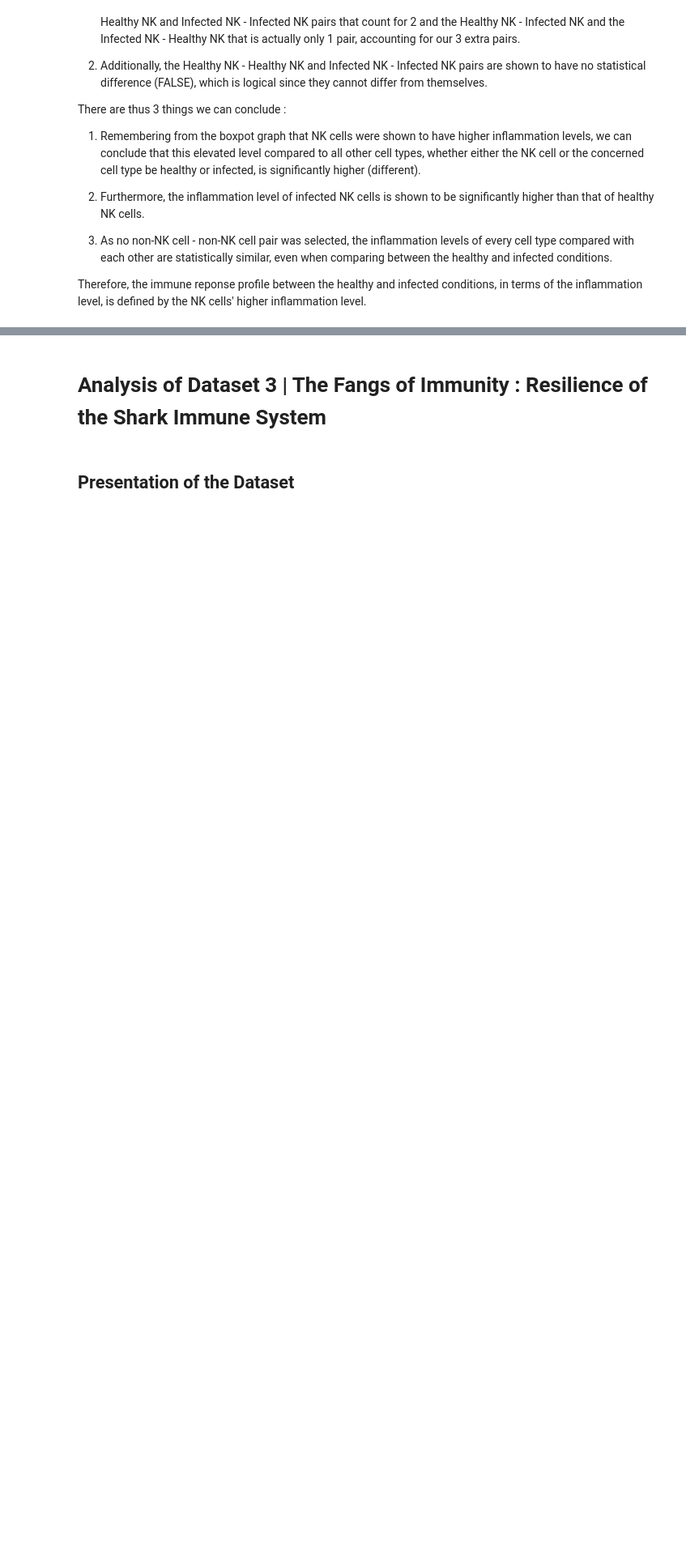
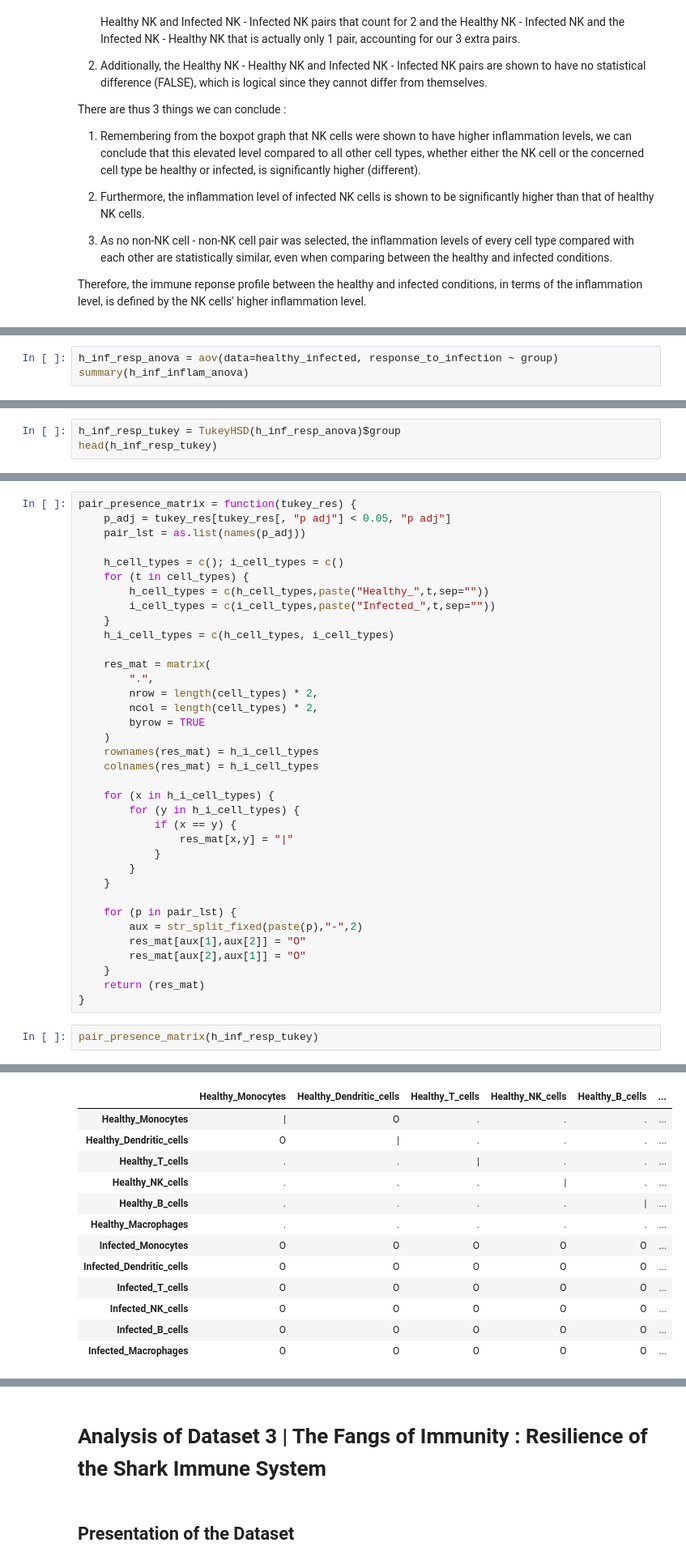
Before and after one commit to Ploenypp/bio-phys-inform_workbooks, a Jupyter notebook: biostats_project/aux_report.ipynb, the cells around one changed output, grey strips where cells are left out. Shown: that part at 81% size. Saved outputs shown, nothing was run; the diff lists cells and outputs as text; blank space fills up the shorter version.

```diff
--- a/biostats_project/aux_report.ipynb
+++ b/biostats_project/aux_report.ipynb
@@ -318,0 +340,3 @@ Therefore, the immune reponse profile between the healthy and infected condition
+# %%
+h_inf_resp_anova = aov(data=healthy_infected, response_to_infection ~ group)
+summary(h_inf_inflam_anova)
@@ -318,0 +349,3 @@ Therefore, the immune reponse profile between the healthy and infected condition
+# %%
+h_inf_resp_tukey = TukeyHSD(h_inf_resp_anova)$group
+head(h_inf_resp_tukey)
@@ -318,0 +381,39 @@ Therefore, the immune reponse profile between the healthy and infected condition
+# %%
+pair_presence_matrix = function(tukey_res) {
+    p_adj = tukey_res[tukey_res[, "p adj"] < 0.05, "p adj"]
+    pair_lst = as.list(names(p_adj))
+
+    h_cell_types = c(); i_cell_types = c()
+    for (t in cell_types) {
+        h_cell_types = c(h_cell_types,paste("Healthy_",t,sep=""))
+        i_cell_types = c(i_cell_types,paste("Infected_",t,sep=""))
+    }
+    h_i_cell_types = c(h_cell_types, i_cell_types)
+
+    res_mat = matrix(
+        ".",
+        nrow = length(cell_types) * 2,
+        ncol = length(cell_types) * 2,
+        byrow = TRUE
+    )
+    rownames(res_mat) = h_i_cell_types
+    colnames(res_mat) = h_i_cell_types
+
+    for (x in h_i_cell_types) {
+        for (y in h_i_cell_types) {
+            if (x == y) {
+                res_mat[x,y] = "|"
+            }
+        }
+    }
+
+    for (p in pair_lst) {
+        aux = str_split_fixed(paste(p),"-",2)
+        res_mat[aux[1],aux[2]] = "O"
+        res_mat[aux[2],aux[1]] = "O"
+    }
+    return (res_mat)
+}
+# %%
+pair_presence_matrix(h_inf_resp_tukey)
+# %% [output]
@@ -318,0 +421,13 @@ Therefore, the immune reponse profile between the healthy and infected condition
+|  | Healthy_Monocytes | Healthy_Dendritic_cells | Healthy_T_cells | Healthy_NK_cells | Healthy_B_cells | ... |
+| Healthy_Monocytes | | | O | . | . | . | ... |
+| Healthy_Dendritic_cells | O | | | . | . | . | ... |
+| Healthy_T_cells | . | . | | | . | . | ... |
+| Healthy_NK_cells | . | . | . | | | . | ... |
+| Healthy_B_cells | . | . | . | . | | | ... |
+| Healthy_Macrophages | . | . | . | . | . | ... |
+| Infected_Monocytes | O | O | O | O | O | ... |
+| Infected_Dendritic_cells | O | O | O | O | O | ... |
+| Infected_T_cells | O | O | O | O | O | ... |
+| Infected_NK_cells | O | O | O | O | O | ... |
+| Infected_B_cells | O | O | O | O | O | ... |
+| Infected_Macrophages | O | O | O | O | O | ... |
```
Also changed, not shown: parts of 10 cells of this notebook, 1 other file.
